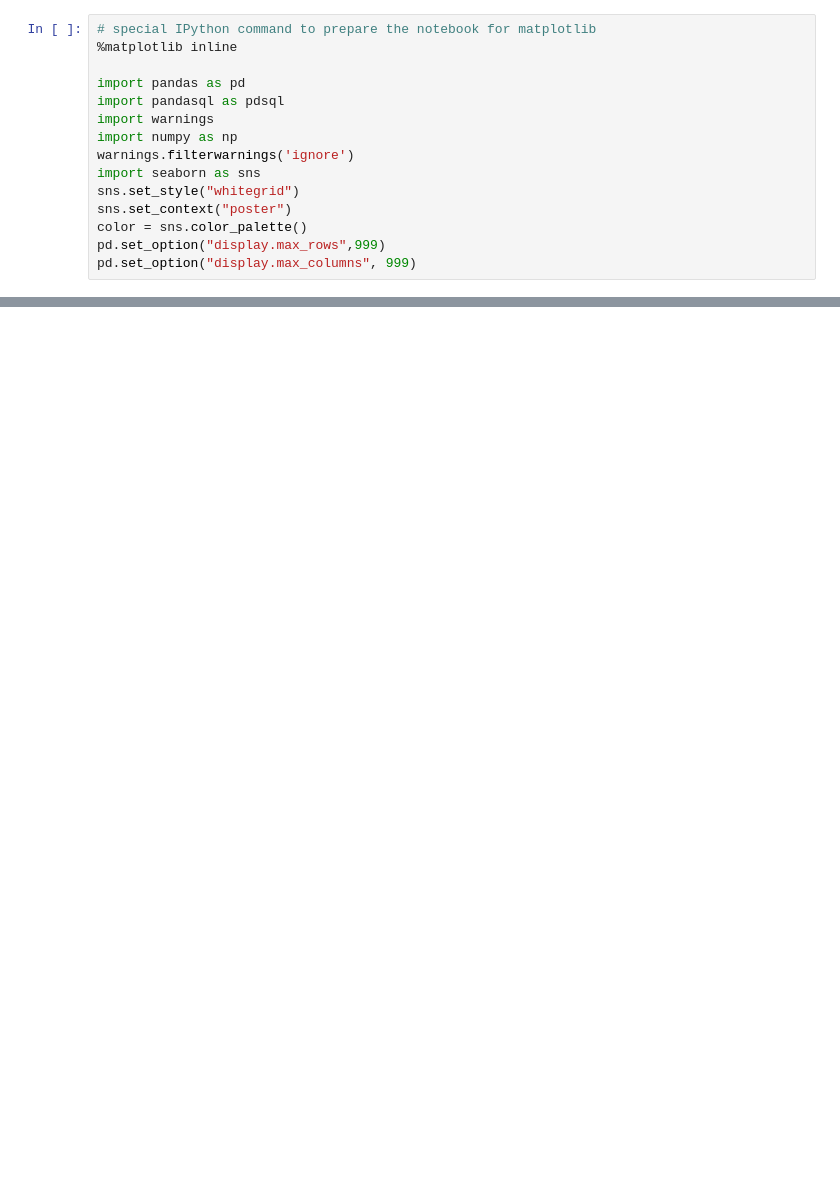
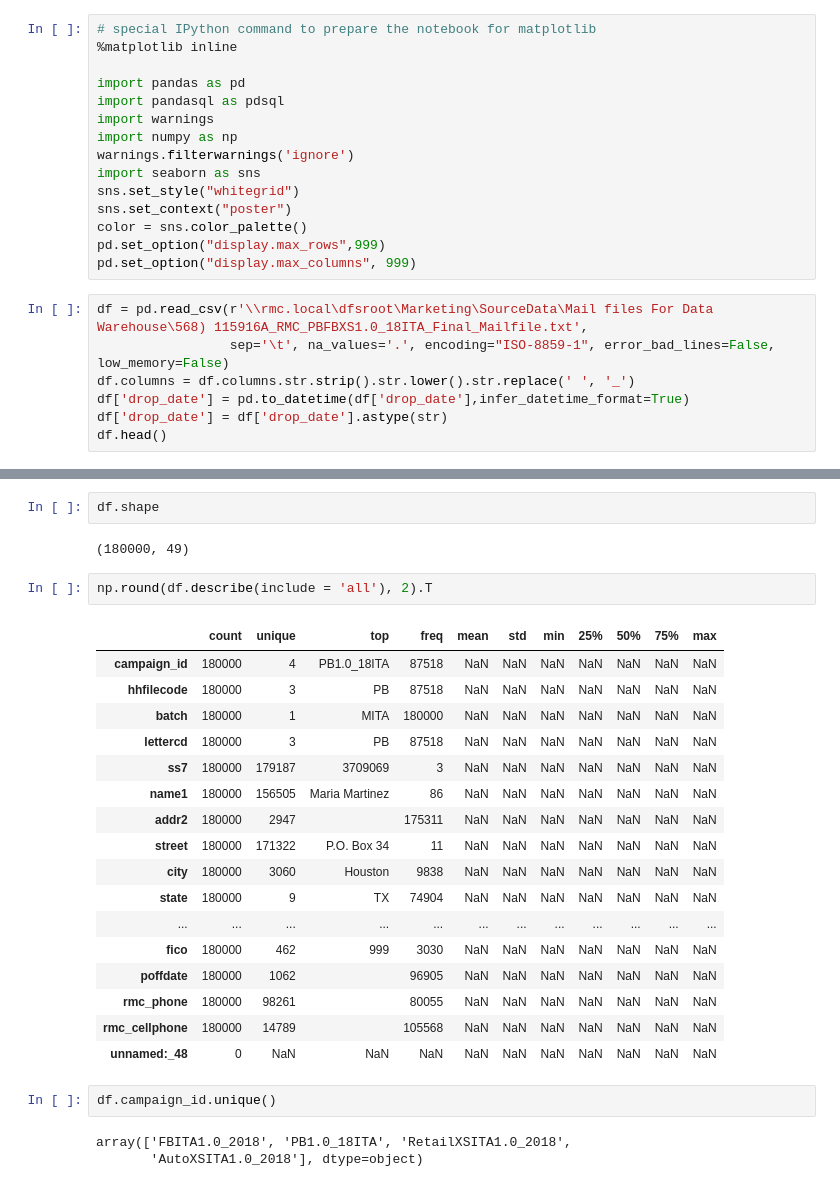
Before and after one commit to charlesepps79/01_Prep_and_Union_Mail_Files, a Jupyter notebook: 01) FB_XS_ITA_python.ipynb, the cells around one changed output, grey strips where cells are left out. Cells and saved outputs as stored; diff of their text form; blank space fills up the shorter version.

```diff
--- a/01) FB_XS_ITA_python.ipynb
+++ b/01) FB_XS_ITA_python.ipynb
@@ -13,3 +13,10 @@ sns.set_context("poster")
 color = sns.color_palette()
 pd.set_option("display.max_rows",999)
 pd.set_option("display.max_columns", 999)
+# %%
+df = pd.read_csv(r'\\rmc.local\dfsroot\Marketing\SourceData\Mail files For Data Warehouse\568) 115916A_RMC_PBFBXS1.0_18ITA_Final_Mailfile.txt',
+                 sep='\t', na_values='.', encoding="ISO-8859-1", error_bad_lines=False, low_memory=False)
+df.columns = df.columns.str.strip().str.lower().str.replace(' ', '_')
+df['drop_date'] = pd.to_datetime(df['drop_date'],infer_datetime_format=True)
+df['drop_date'] = df['drop_date'].astype(str)
+df.head()
@@ -15,0 +30,29 @@ pd.set_option("display.max_columns", 999)
+# %%
+df.shape
+# %% [output]
+(180000, 49)
+# %%
+np.round(df.describe(include = 'all'), 2).T
+# %% [output]
+|  | count | unique | top | freq | mean | std | min | 25% | 50% | 75% | max |
+| campaign_id | 180000 | 4 | PB1.0_18ITA | 87518 | NaN | NaN | NaN | NaN | NaN | NaN | NaN |
+| hhfilecode | 180000 | 3 | PB | 87518 | NaN | NaN | NaN | NaN | NaN | NaN | NaN |
+| batch | 180000 | 1 | MITA | 180000 | NaN | NaN | NaN | NaN | NaN | NaN | NaN |
+| lettercd | 180000 | 3 | PB | 87518 | NaN | NaN | NaN | NaN | NaN | NaN | NaN |
+| ss7 | 180000 | 179187 | 3709069 | 3 | NaN | NaN | NaN | NaN | NaN | NaN | NaN |
+| name1 | 180000 | 156505 | Maria Martinez | 86 | NaN | NaN | NaN | NaN | NaN | NaN | NaN |
+| addr2 | 180000 | 2947 |  | 175311 | NaN | NaN | NaN | NaN | NaN | NaN | NaN |
+| street | 180000 | 171322 | P.O. Box 34 | 11 | NaN | NaN | NaN | NaN | NaN | NaN | NaN |
+| city | 180000 | 3060 | Houston | 9838 | NaN | NaN | NaN | NaN | NaN | NaN | NaN |
+| state | 180000 | 9 | TX | 74904 | NaN | NaN | NaN | NaN | NaN | NaN | NaN |
+| ... | ... | ... | ... | ... | ... | ... | ... | ... | ... | ... | ... |
+| fico | 180000 | 462 | 999 | 3030 | NaN | NaN | NaN | NaN | NaN | NaN | NaN |
+| poffdate | 180000 | 1062 |  | 96905 | NaN | NaN | NaN | NaN | NaN | NaN | NaN |
+| rmc_phone | 180000 | 98261 |  | 80055 | NaN | NaN | NaN | NaN | NaN | NaN | NaN |
+| rmc_cellphone | 180000 | 14789 |  | 105568 | NaN | NaN | NaN | NaN | NaN | NaN | NaN |
+| unnamed:_48 | 0 | NaN | NaN | NaN | NaN | NaN | NaN | NaN | NaN | NaN | NaN |
+# %%
+df.campaign_id.unique()
+# %% [output]
+array(['FBITA1.0_2018', 'PB1.0_18ITA', 'RetailXSITA1.0_2018',
+       'AutoXSITA1.0_2018'], dtype=object)
```
Also changed, not shown: parts of 8 cells of this notebook.
